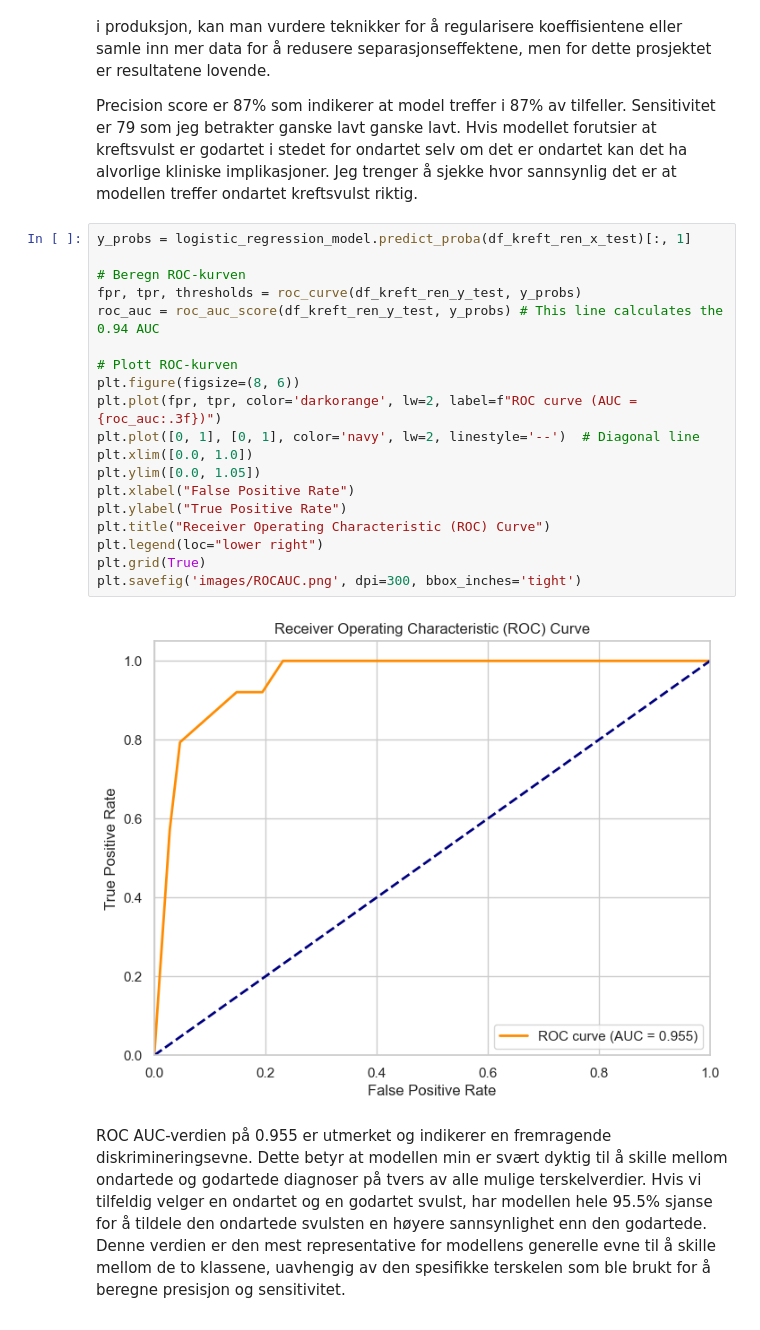
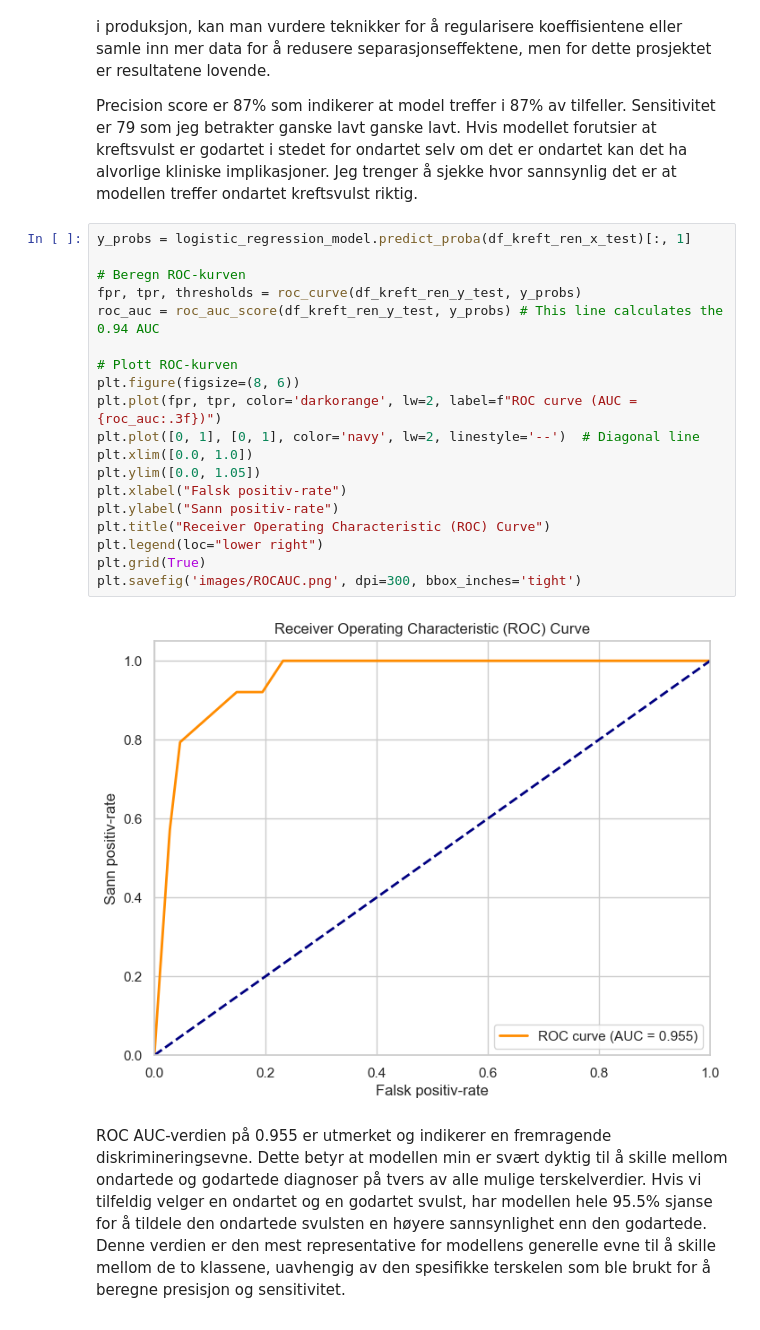
Before and after one commit to Sahatfi/Breast-cancer-prediction, a Jupyter notebook: breast_cancer_prediction.ipynb, the cells around one changed output. Cells and saved outputs as stored; diff of their text form.

```diff
--- a/breast_cancer_prediction.ipynb
+++ b/breast_cancer_prediction.ipynb
@@ -2087,24 +2087,24 @@ Sensitivitet er 79 som jeg betrakter ganske lavt ganske lavt. Hvis modellet foru
 # %%
 y_probs = logistic_regression_model.predict_proba(df_kreft_ren_x_test)[:, 1]
 
 # Beregn ROC-kurven
 fpr, tpr, thresholds = roc_curve(df_kreft_ren_y_test, y_probs)
 roc_auc = roc_auc_score(df_kreft_ren_y_test, y_probs) # This line calculates the 0.94 AUC
 
 # Plott ROC-kurven
 plt.figure(figsize=(8, 6))
 plt.plot(fpr, tpr, color='darkorange', lw=2, label=f"ROC curve (AUC = {roc_auc:.3f})")
 plt.plot([0, 1], [0, 1], color='navy', lw=2, linestyle='--')  # Diagonal line
 plt.xlim([0.0, 1.0])
 plt.ylim([0.0, 1.05])
-plt.xlabel("False Positive Rate")
-plt.ylabel("True Positive Rate")
+plt.xlabel("Falsk positiv-rate")
+plt.ylabel("Sann positiv-rate")
 plt.title("Receiver Operating Characteristic (ROC) Curve")
 plt.legend(loc="lower right")
 plt.grid(True)
 plt.savefig('images/ROCAUC.png', dpi=300, bbox_inches='tight')
 # %% [output]
-[figure, old version]
+[figure, new version]
 # %% [markdown]
 ROC AUC-verdien på 0.955 er utmerket og indikerer en fremragende diskrimineringsevne. Dette betyr at modellen min er svært dyktig til å skille mellom ondartede og godartede diagnoser på tvers av alle mulige terskelverdier. Hvis vi tilfeldig velger en ondartet og en godartet svulst, har modellen hele 95.5% sjanse for å tildele den ondartede svulsten en høyere sannsynlighet enn den godartede. Denne verdien er den mest representative for modellens generelle evne til å skille mellom de to klassene, uavhengig av den spesifikke terskelen som ble brukt for å beregne presisjon og sensitivitet.
 
```
Also changed, not shown: parts of 5 cells of this notebook, 2 other files.
